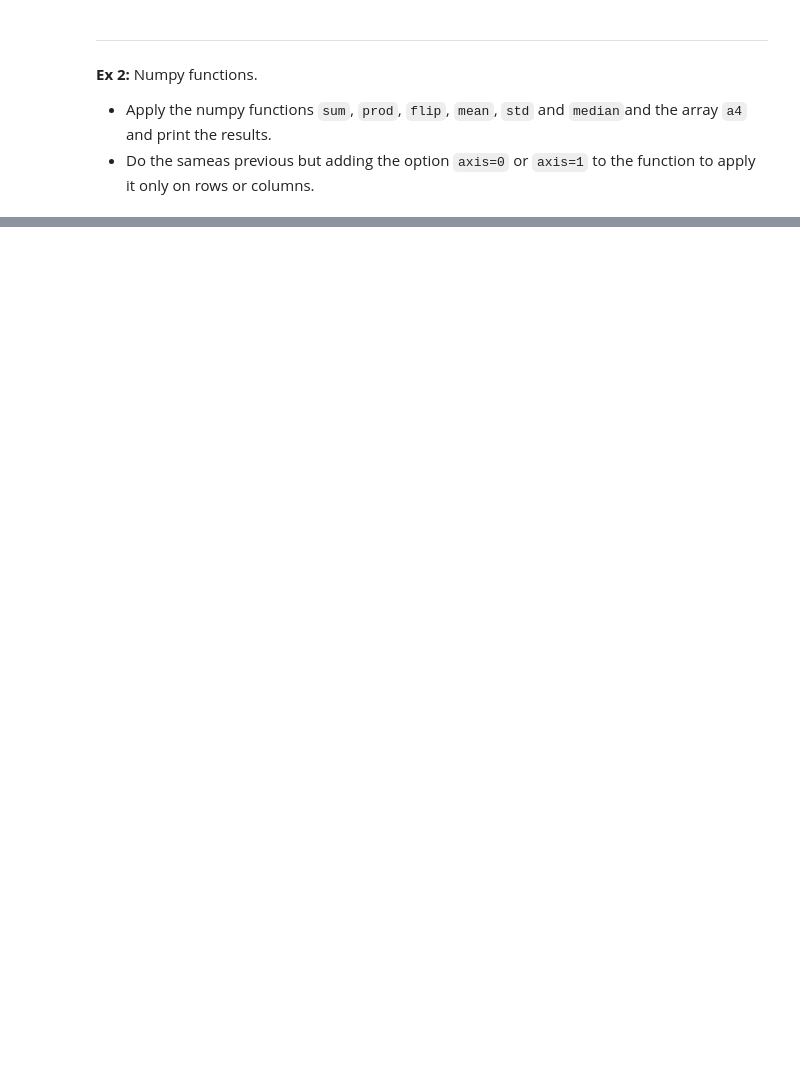
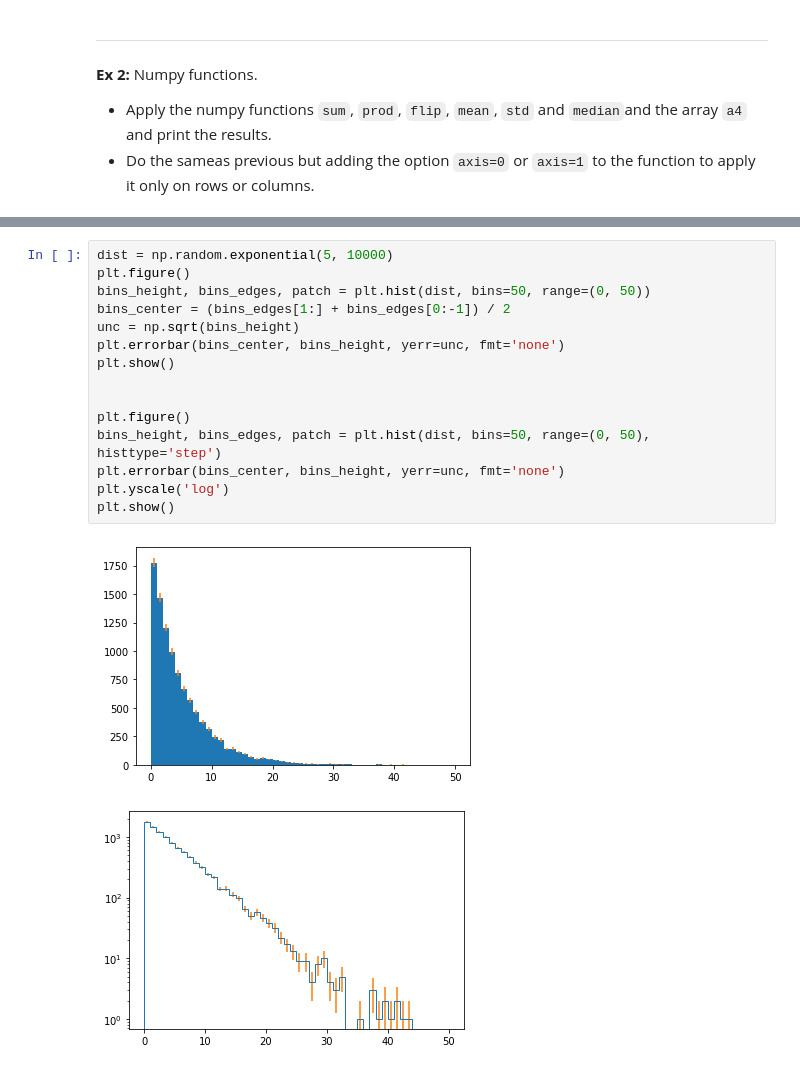
Before and after one commit to M-A-Verdier/Gate-Python_2021, a Jupyter notebook: Tuesday/II-Numpy-Matplotlib-Scipy/II-Numpy_Matplotlib_Hands_On.ipynb, the cells around one changed output, grey strips where cells are left out. Drawn from its saved outputs; the diff is of its cells as text; blank space fills up the shorter version.

```diff
--- a/Tuesday/II-Numpy-Matplotlib-Scipy/II-Numpy_Matplotlib_Hands_On.ipynb
+++ b/Tuesday/II-Numpy-Matplotlib-Scipy/II-Numpy_Matplotlib_Hands_On.ipynb
@@ -22,2 +146,20 @@ import scipy.optimize as opt
+# %%
+dist = np.random.exponential(5, 10000)
+plt.figure()
+bins_height, bins_edges, patch = plt.hist(dist, bins=50, range=(0, 50))
+bins_center = (bins_edges[1:] + bins_edges[0:-1]) / 2
+unc = np.sqrt(bins_height)
+plt.errorbar(bins_center, bins_height, yerr=unc, fmt='none')
+plt.show()
+
+
+plt.figure()
+bins_height, bins_edges, patch = plt.hist(dist, bins=50, range=(0, 50), histtype='step')
+plt.errorbar(bins_center, bins_height, yerr=unc, fmt='none')
+plt.yscale('log')
+plt.show()
+# %% [output]
+[figure, added]
+[figure, added]
 # %% [markdown]
 ---
```
Also changed, not shown: parts of 10 cells of this notebook, 1 other file.
